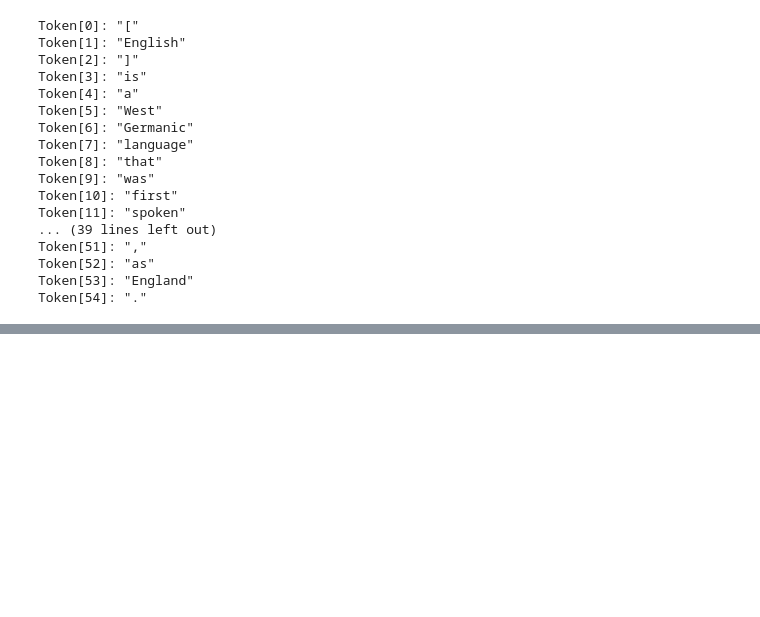
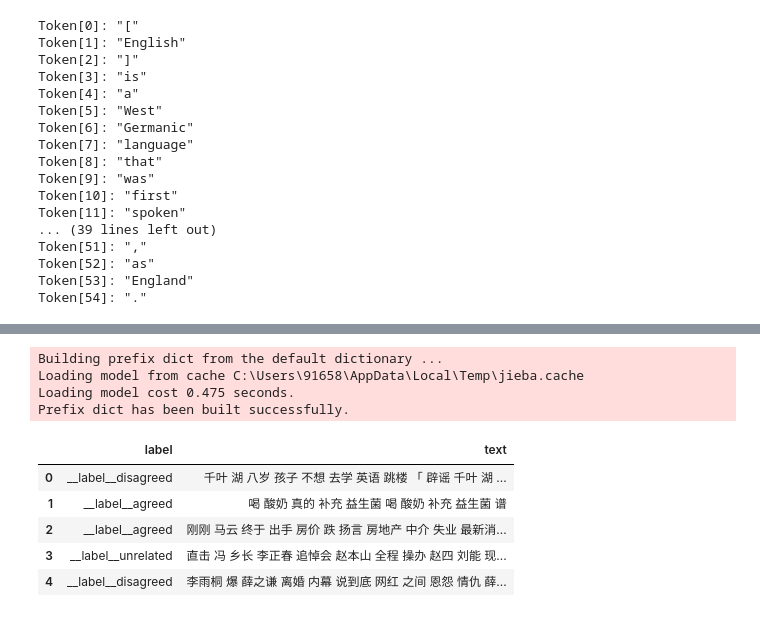
Before and after one commit to rquanx/ml-study, a Jupyter notebook: code/7.第七章/7-7.自然语言处理框架拓展.ipynb, the cells around one changed output, grey strips where cells are left out. Cells and saved outputs as stored; diff of their text form; code cells hidden in the pictures; blank space fills up the shorter version.

```diff
--- a/code/7.第七章/7-7.自然语言处理框架拓展.ipynb
+++ b/code/7.第七章/7-7.自然语言处理框架拓展.ipynb
@@ -168,0 +233,36 @@ embedding = BertEmbeddings('bert-base-chinese')
+# %%
+import jieba
+from tqdm.notebook import tqdm
+
+
+def load_stopwords(file_path):
+    with open(file_path, "r", encoding='UTF-8') as f:
+        stopwords = [line.strip("\n") for line in f.readlines()]
+    return stopwords
+
+
+stopwords = load_stopwords("../../data/stopwords.txt")
+
+corpus = []
+for line in tqdm(data["text"]):
+    words = []
+    seg_list = list(jieba.cut(line))  # 分词
+    for word in seg_list:
+        if word in stopwords:  # 删除停用词
+            continue
+        words.append(word)
+    corpus.append(" ".join(words))
+
+data["text"] = corpus  # 将结果赋值到 DataFrame
+data.head()
+# %% [output]
+Building prefix dict from the default dictionary ...
+Loading model from cache C:\Users\91658\AppData\Local\Temp\jieba.cache
+Loading model cost 0.475 seconds.
+Prefix dict has been built successfully.
+|  | label | text |
+| 0 | __label__disagreed | 千叶 湖 八岁 孩子 不想 去学 英语 跳楼 「 辟谣 千叶 湖 ... |
+| 1 | __label__agreed | 喝 酸奶 真的 补充 益生菌 喝 酸奶 补充 益生菌 谱 |
+| 2 | __label__agreed | 刚刚 马云 终于 出手 房价 跌 扬言 房地产 中介 失业 最新消... |
+| 3 | __label__unrelated | 直击 冯 乡长 李正春 追悼会 赵本山 全程 操办 赵四 刘能 现... |
+| 4 | __label__disagreed | 李雨桐 爆 薛之谦 离婚 内幕 说到底 网红 之间 恩怨 情仇 薛... |
```
Also changed, not shown: parts of 12 cells of this notebook, 1 other file.
